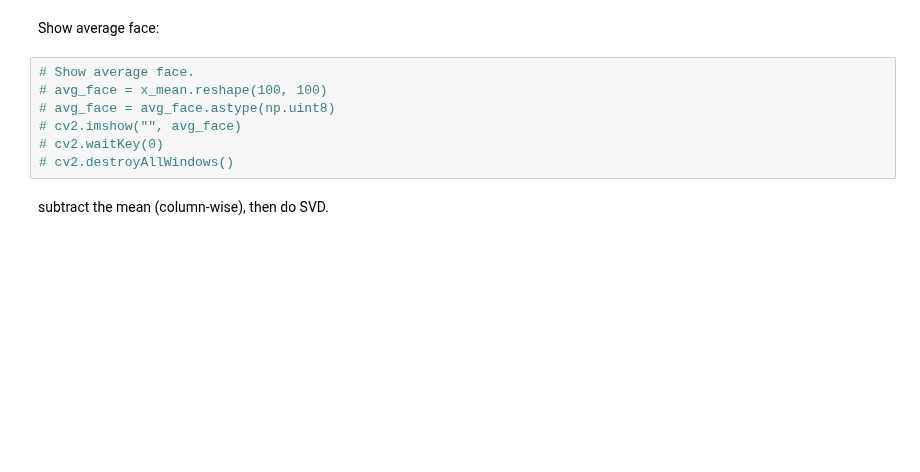
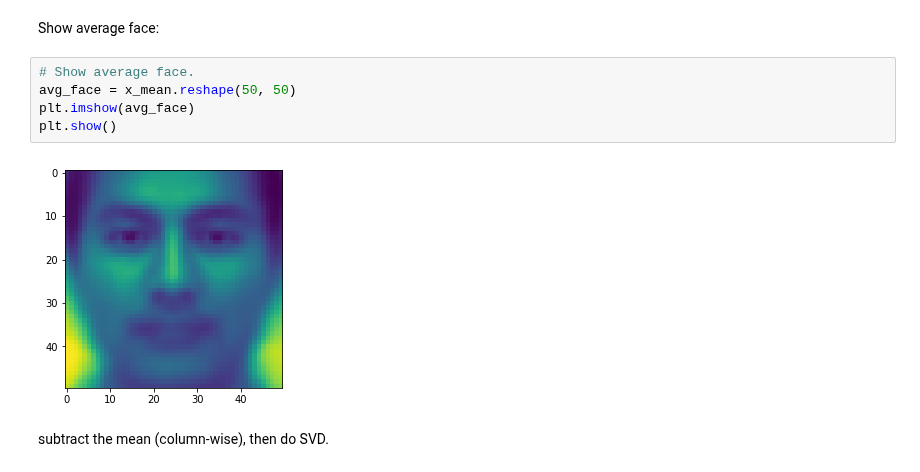
Before and after one commit to HsiaoTsan/MyMachineLearningCodes, a Jupyter notebook: PCA_SVD_EigenFace.ipynb, the cells around one changed output. Drawn from its saved outputs; the diff is of its cells as text; blank space fills up the shorter version.

```diff
--- a/PCA_SVD_EigenFace.ipynb
+++ b/PCA_SVD_EigenFace.ipynb
@@ -40,11 +40,11 @@ print x_mean.shape
 Show average face:
 # %%
 # Show average face.
-# avg_face = x_mean.reshape(100, 100)
-# avg_face = avg_face.astype(np.uint8)
-# cv2.imshow("", avg_face)
-# cv2.waitKey(0)
-# cv2.destroyAllWindows()
+avg_face = x_mean.reshape(50, 50)
+plt.imshow(avg_face)
+plt.show()
+# %% [output]
+[figure, added]
 # %% [markdown]
 subtract the mean (column-wise), then do SVD.
 # %%
```
Also changed, not shown: parts of 3 cells of this notebook.
